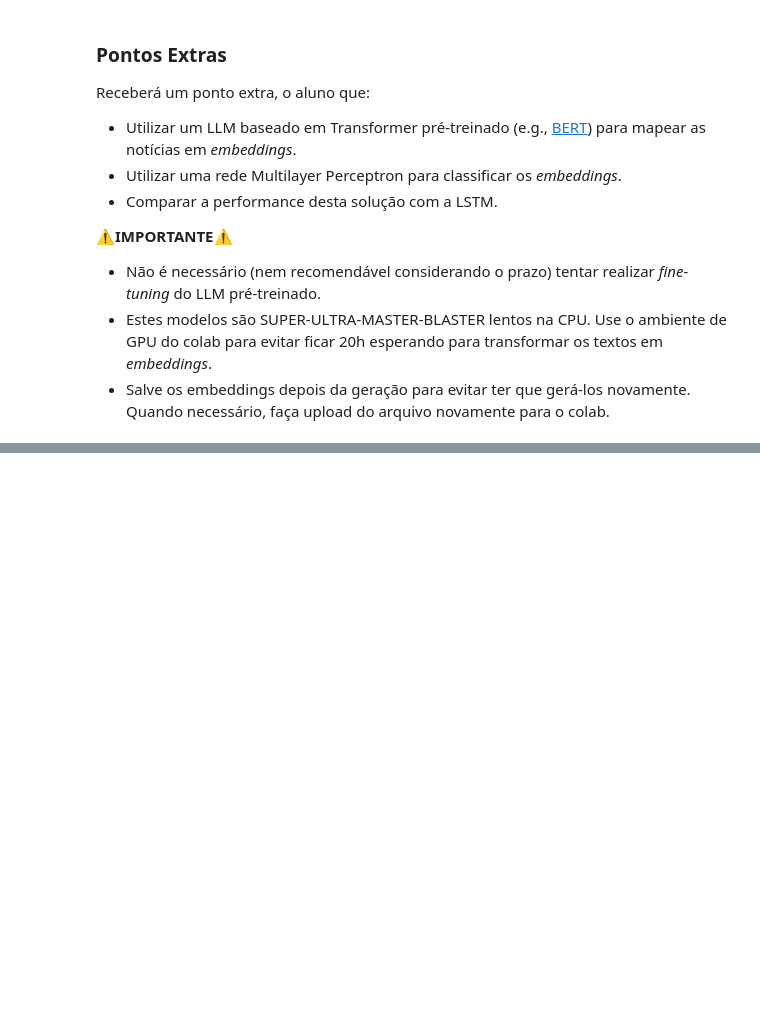
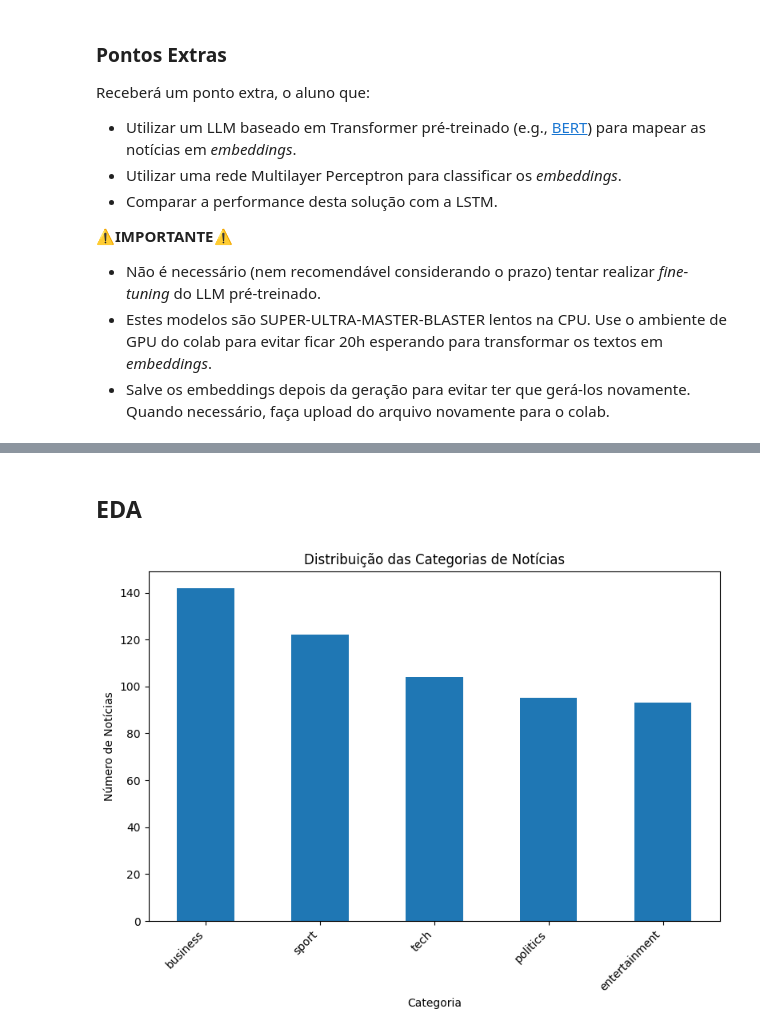
Before and after one commit to LuisEduardoF/RedesNeurais_202501, a Jupyter notebook: T3_lstm.ipynb, the cells around one changed output, grey strips where cells are left out. Cells and saved outputs as stored; diff of their text form; code cells hidden in the pictures; blank space fills up the shorter version.

```diff
--- a/T3_lstm.ipynb
+++ b/T3_lstm.ipynb
@@ -63,10 +80,9 @@ import string
 # Será feito download e extração do arquivo CSV. Pode demorar alguns minutos.
 import kagglehub
 
-dataset_path = kagglehub.download_dataset("hgultekin/bbcnewsarchive", download_method="http", force_download=False)
+dataset_path = kagglehub.dataset_download("hgultekin/bbcnewsarchive")
 
 # Carregar o arquivo CSV em um DataFrame
-import os
 csv_path = None
 # Procura pelo arquivo CSV dentro do diretório baixado
 for root, dirs, files in os.walk(dataset_path):
@@ -80,5 +96,5 @@ for root, dirs, files in os.walk(dataset_path):
 assert csv_path is not None, "Arquivo CSV não encontrado no dataset"
 
 # Carrega o DataFrame
-bbc_df = pd.read_csv(csv_path)
-print(bbc_df.head())
+bbc_df = pd.read_csv(csv_path, sep='\t')
+bbc_df.head()
@@ -84,0 +108,3 @@ print(bbc_df.head())
+# %%
+# Testing
+bbc_df = bbc_df.sample(frac=1/4, random_state=42)
@@ -85,6 +115,4 @@ print(bbc_df.head())
 # %%
-# Função de limpeza de texto: remove pontuações, coloca em minúsculas e quebra em tokens
-
 def clean_text(text):
     # remove pontuação
     text = text.lower()
@@ -92,17 +120,16 @@ def clean_text(text):
     # remove dígitos
     text = re.sub(r'\d+', '', text)
     tokens = text.split()
+    # remove stop words
+    tokens = [word for word in tokens if word not in stop_words]
     return tokens
 
 # Aplica limpeza a todas as notícias
 bbc_df['tokens'] = bbc_df['content'].apply(clean_text)
 
+# Embaralha as linhas do dataset
+bbc_df = bbc_df.sample(frac=1, random_state=42)
+
 # Codifica rótulos (categorias) como inteiros
 label_encoder = LabelEncoder()
 bbc_df['label_id'] = label_encoder.fit_transform(bbc_df['category'])
-
-# Divide o conjunto em treino, validação e teste
-train_df, test_df = train_test_split(bbc_df, test_size=0.2, random_state=42, stratify=bbc_df['label_id'])
-train_df, val_df  = train_test_split(train_df, test_size=0.1, random_state=42, stratify=train_df['label_id'])
-
-print(f"Total de amostras: {len(bbc_df)}, Treino: {len(train_df)}, Validação: {len(val_df)}, Teste: {len(test_df)}")
@@ -127,0 +136,15 @@ print(f"Tamanho do vocabulário: {len(vocab)}")
+# %% [markdown]
+## EDA
+# %%
+import matplotlib.pyplot as plt
+
+plt.figure(figsize=(8, 6))
+bbc_df['category'].value_counts().plot(kind='bar')
+plt.title('Distribuição das Categorias de Notícias')
+plt.xlabel('Categoria')
+plt.ylabel('Número de Notícias')
+plt.xticks(rotation=45, ha='right')
+plt.tight_layout()
+plt.show()
+# %% [output]
+[figure, added]
```
Also changed, not shown: parts of 15 cells of this notebook.
